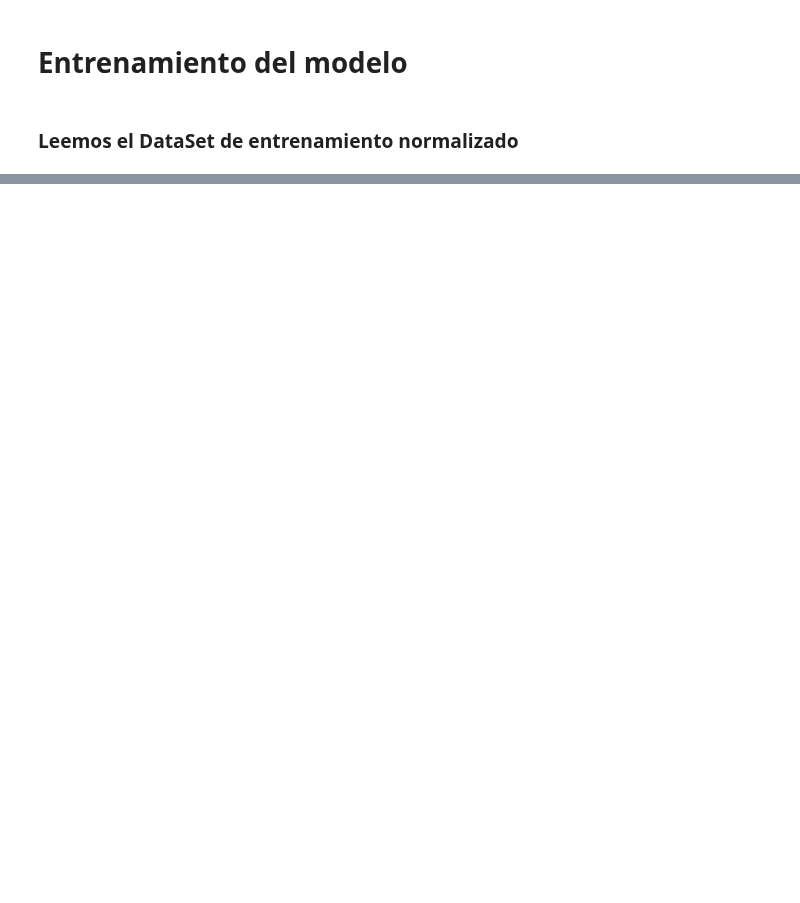
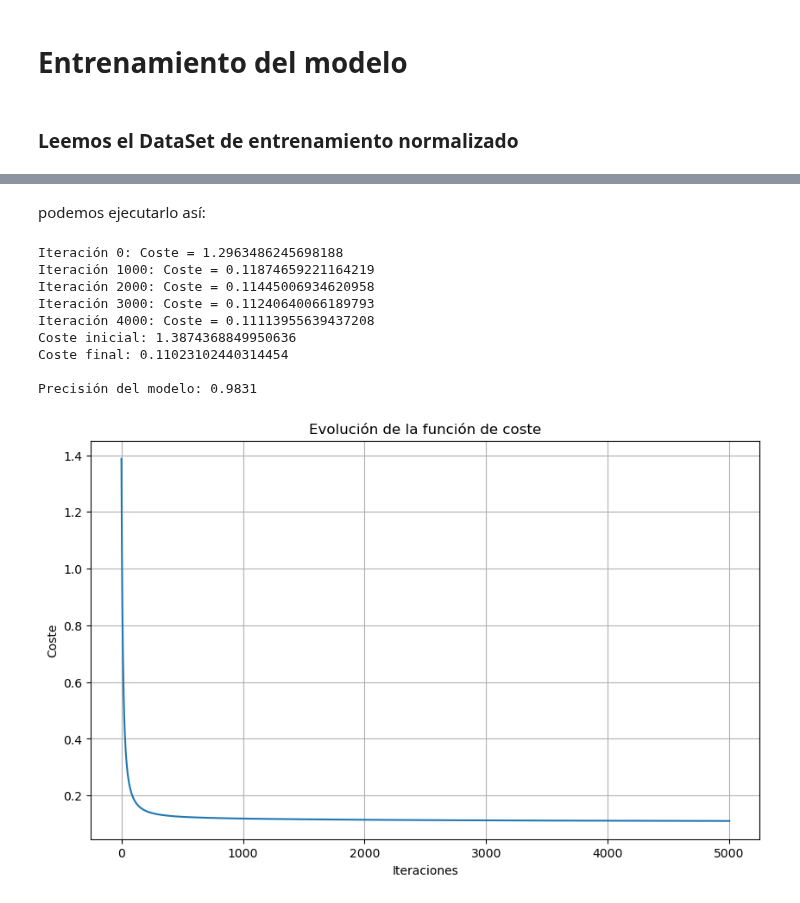
Before and after one commit to financieras/ai, a Jupyter notebook: logistic_regression/notebooks/logreg_train.ipynb, the cells around one changed output, grey strips where cells are left out. Cells and saved outputs as stored; diff of their text form; code cells hidden in the pictures; blank space fills up the shorter version.

Commit message:
ya hay pesos

```diff
--- a/logistic_regression/notebooks/logreg_train.ipynb
+++ b/logistic_regression/notebooks/logreg_train.ipynb
@@ -55,4 +6,5 @@ class LogisticRegressionTrainer:
 # %% [markdown]
 ### Leemos el DataSet de entrenamiento normalizado
 # %%
-data = pd.read_csv('../datasets/normal_train.csv')
+# Para el entrenamiento solo necesitamos el Dataset train
+df = pd.read_csv('../datasets/normal_train.csv')
@@ -102,0 +228,58 @@ Weights saved to ../output/model_weights.json
+# %%
+def predict(X, W):
+    """
+    Realiza predicciones usando los pesos aprendidos
+
+    Parámetros:
+    X: matriz de características (incluyendo columna de 1's)
+    W: matriz de pesos optimizada
+
+    Retorna:
+    predicciones: matriz de probabilidades para cada clase
+    """
+    z = np.dot(X, W)
+    return softmax(z)
+# %% [markdown]
+podemos ejecutarlo así:
+# %%
+# Hiperparámetros
+learning_rate = 0.1
+num_iterations = 5_000
+
+# Ejecutar el descenso del gradiente multinomial
+W_optimal, cost_history = gradient_descent_multinomial(X, y, learning_rate, num_iterations)
+
+# Imprimir coste inicial y final
+print(f"Coste inicial: {cost_history[0]}")
+print(f"Coste final: {cost_history[-1]}")
+
+# Hacer predicciones
+probabilities = predict(X, W_optimal)
+
+# Obtener la clase predicha
+predicted_houses = np.argmax(probabilities, axis=1)
+actual_houses = np.argmax(y, axis=1)
+accuracy = np.mean(predicted_houses == actual_houses)
+print(f"\nPrecisión del modelo: {accuracy:.4f}")
+
+# Visualizar la evolución del coste
+import matplotlib.pyplot as plt
+
+plt.figure(figsize=(10, 6))
+plt.plot(cost_history)
+plt.title('Evolución de la función de coste')
+plt.xlabel('Iteraciones')
+plt.ylabel('Coste')
+plt.grid(True)
+plt.show()
+# %% [output]
+Iteración 0: Coste = 1.2963486245698188
+Iteración 1000: Coste = 0.11874659221164219
+Iteración 2000: Coste = 0.11445006934620958
+Iteración 3000: Coste = 0.11240640066189793
+Iteración 4000: Coste = 0.11113955639437208
+Coste inicial: 1.3874368849950636
+Coste final: 0.11023102440314454
+
+Precisión del modelo: 0.9831
+[figure, added]
```
Also changed, not shown: parts of 24 cells of this notebook, 7 other files.
